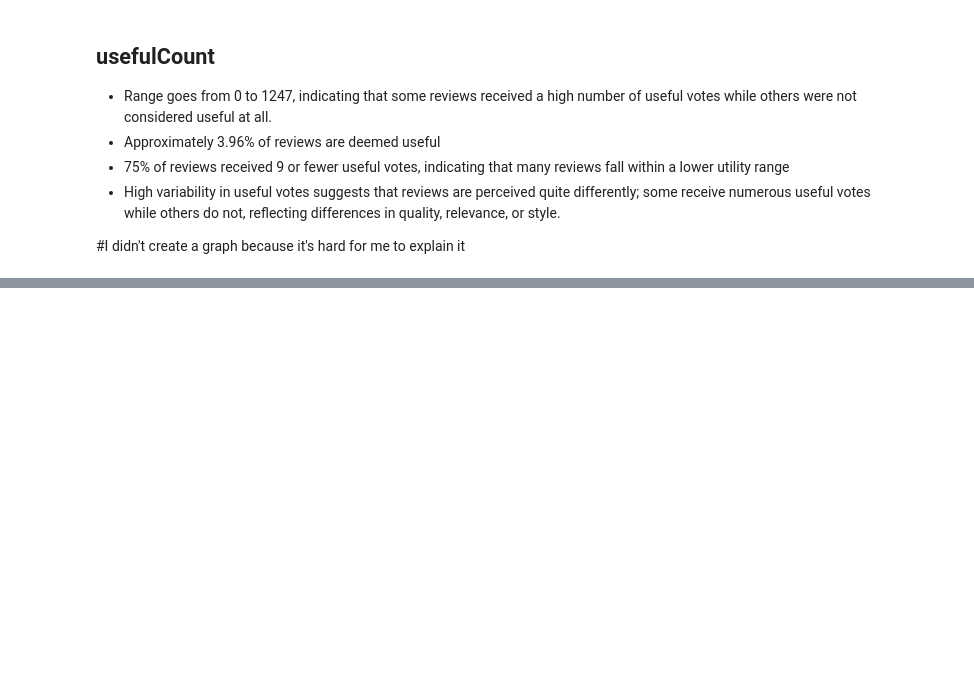
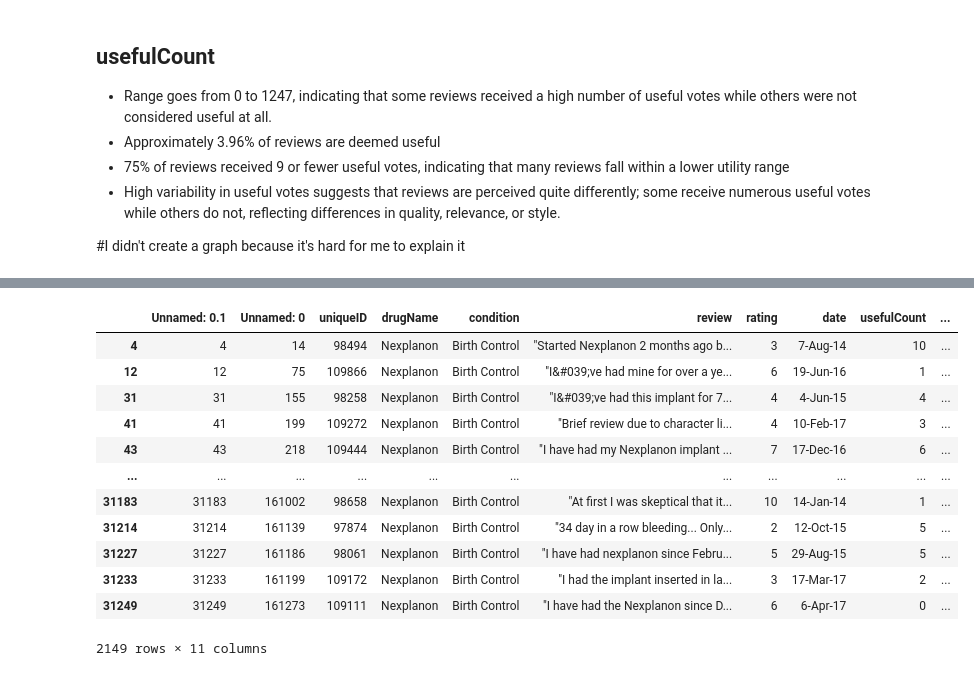
Before and after one commit to celefigs/collaborative_project, a Jupyter notebook: celes_copy.ipynb, the cells around one changed output, grey strips where cells are left out. Drawn from its saved outputs; the diff is of its cells as text; code cells hidden in the pictures; blank space fills up the shorter version.

```diff
--- a/celes_copy.ipynb
+++ b/celes_copy.ipynb
@@ -129,0 +222,16 @@ plt.legend()
+# %%
+df[df['drugName'] == 'Nexplanon']
+# %% [output]
+|  | Unnamed: 0.1 | Unnamed: 0 | uniqueID | drugName | condition | review | rating | date | usefulCount | ... |
+| 4 | 4 | 14 | 98494 | Nexplanon | Birth Control | "Started Nexplanon 2 months ago b... | 3 | 7-Aug-14 | 10 | ... |
+| 12 | 12 | 75 | 109866 | Nexplanon | Birth Control | "I&#039;ve had mine for over a ye... | 6 | 19-Jun-16 | 1 | ... |
+| 31 | 31 | 155 | 98258 | Nexplanon | Birth Control | "I&#039;ve had this implant for 7... | 4 | 4-Jun-15 | 4 | ... |
+| 41 | 41 | 199 | 109272 | Nexplanon | Birth Control | "Brief review due to character li... | 4 | 10-Feb-17 | 3 | ... |
+| 43 | 43 | 218 | 109444 | Nexplanon | Birth Control | "I have had my Nexplanon implant ... | 7 | 17-Dec-16 | 6 | ... |
+| ... | ... | ... | ... | ... | ... | ... | ... | ... | ... | ... |
+| 31183 | 31183 | 161002 | 98658 | Nexplanon | Birth Control | "At first I was skeptical that it... | 10 | 14-Jan-14 | 1 | ... |
+| 31214 | 31214 | 161139 | 97874 | Nexplanon | Birth Control | "34 day in a row bleeding... Only... | 2 | 12-Oct-15 | 5 | ... |
+| 31227 | 31227 | 161186 | 98061 | Nexplanon | Birth Control | "I have had nexplanon since Febru... | 5 | 29-Aug-15 | 5 | ... |
+| 31233 | 31233 | 161199 | 109172 | Nexplanon | Birth Control | "I had the implant inserted in la... | 3 | 17-Mar-17 | 2 | ... |
+| 31249 | 31249 | 161273 | 109111 | Nexplanon | Birth Control | "I have had the Nexplanon since D... | 6 | 6-Apr-17 | 0 | ... |
+2149 rows × 11 columns
```
Also changed, not shown: parts of 14 cells of this notebook.
